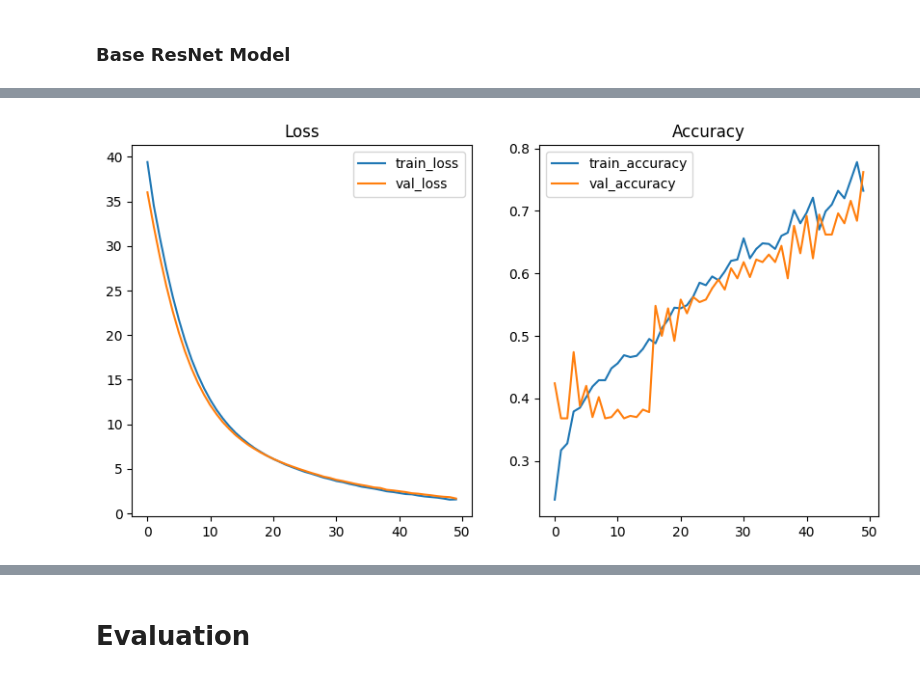
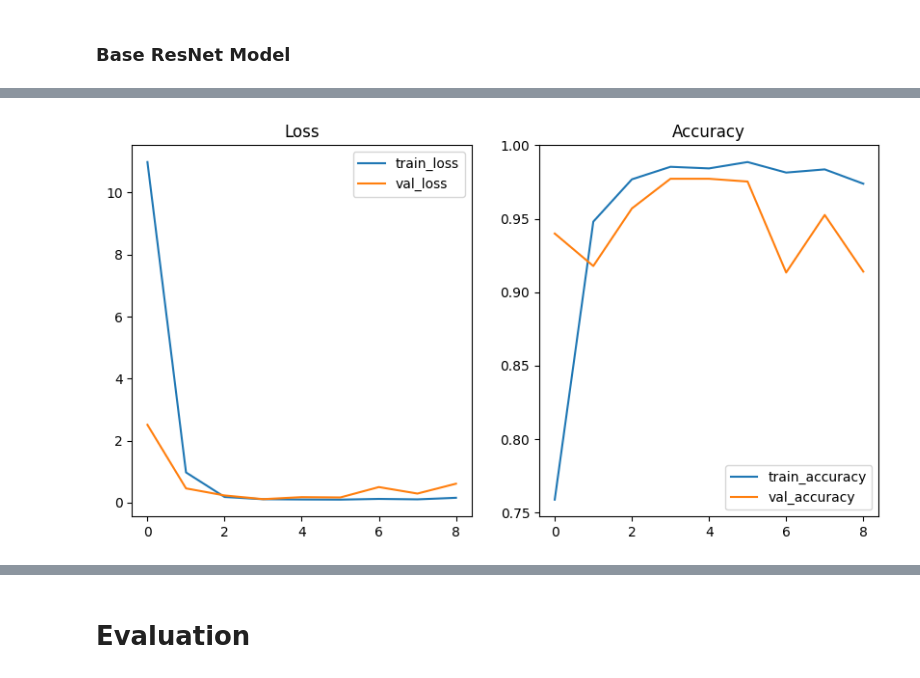
Before and after one commit to JohnNun/brain_tumor_identification, a Jupyter notebook: Notebook.ipynb, the cells around one changed output, grey strips where cells are left out. Cells and saved outputs as stored; diff of their text form; code cells hidden in the pictures.

Commit message:
Update to final model, switched from cnn to densenet model

```diff
--- a/Notebook.ipynb
+++ b/Notebook.ipynb
@@ -68,19 +68,19 @@ datagen = ImageDataGenerator(rescale=1./255)
 # Importing brain tumor image data
 train_generator = datagen.flow_from_directory(train_dir,
                                               target_size=(256, 256),
-                                              batch_size=1000,
+                                              batch_size=7390,
                                               seed=42
                                               )
 
 test_generator = datagen.flow_from_directory(test_dir,
                                              target_size=(256, 256),
-                                             batch_size=500,
+                                             batch_size=1588,
                                              seed=42
                                              )
 
 val_generator = datagen.flow_from_directory(val_dir,
                                             target_size=(256, 256),
-                                            batch_size=500,
+                                            batch_size=1582,
                                             seed=42
                                             )
 # %% [output]
@@ -222,4 +222,4 @@ Val Data, Loss: 0.7979, Accuracy: 0.8100
 # %% [markdown]
 ### Base DenseNet Model
 # %%
-dn_base_model = DenseNet121(include_top=False, weights='imagenet', input_shape=(256, 256, 3))
+dn_base_model = DenseNet121(include_top=False, input_shape=(256, 256, 3))
@@ -321,0 +328,3 @@ Val Data, Loss: 5.6557, Accuracy: 0.3680
+# %%
+# Creating early stop callback variable
+early_stop = EarlyStopping(monitor='val_loss', patience=3, start_from_epoch=5, restore_best_weights=True)
@@ -373,5 +372,5 @@ Epoch 50/50
 # %%
-plot_results([cnn_model_results])
+plot_results([dn_model_results])
 # %% [output]
-[figure, old version]
+[figure, new version]
 # %%
```
Also changed, not shown: parts of 17 cells of this notebook.
